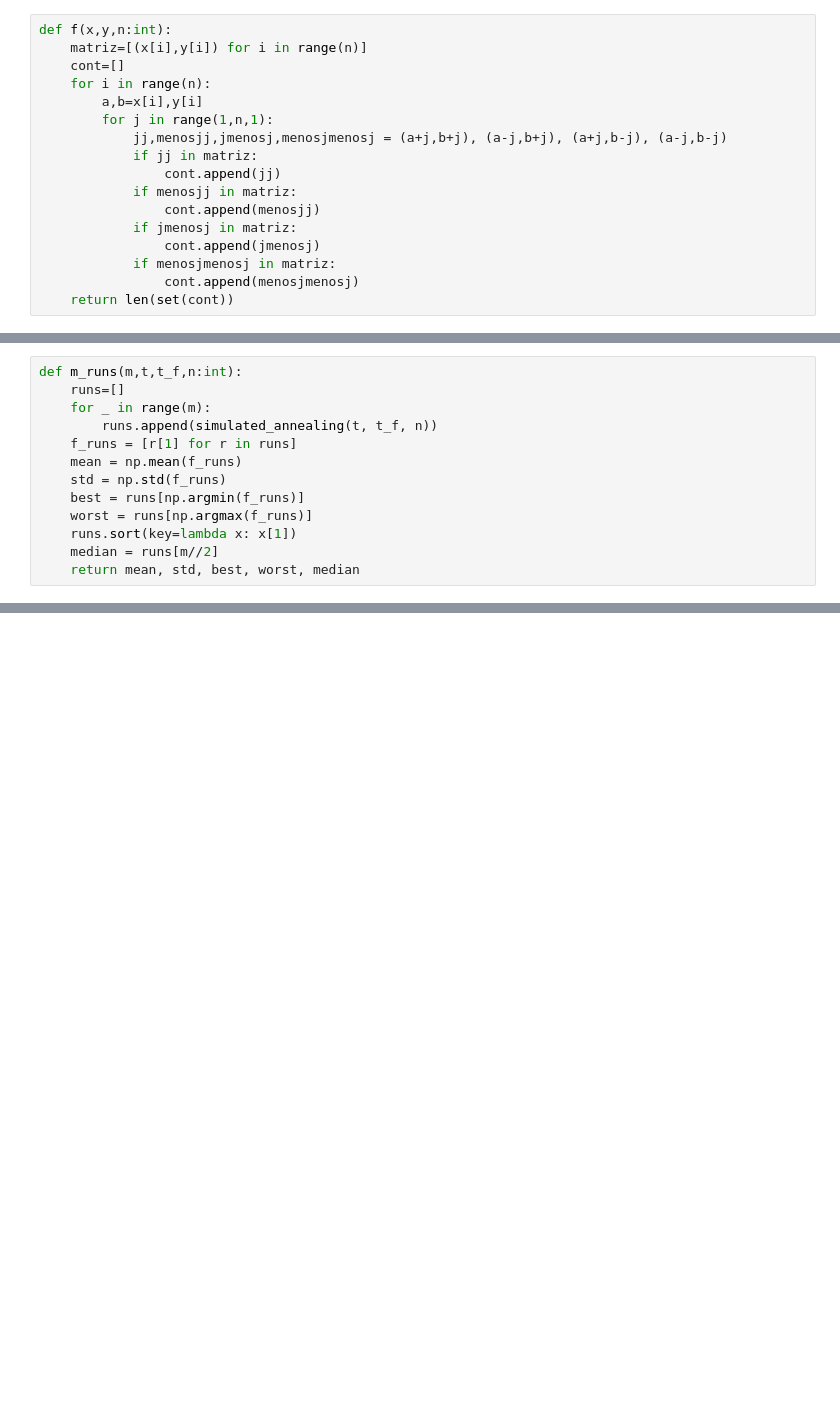
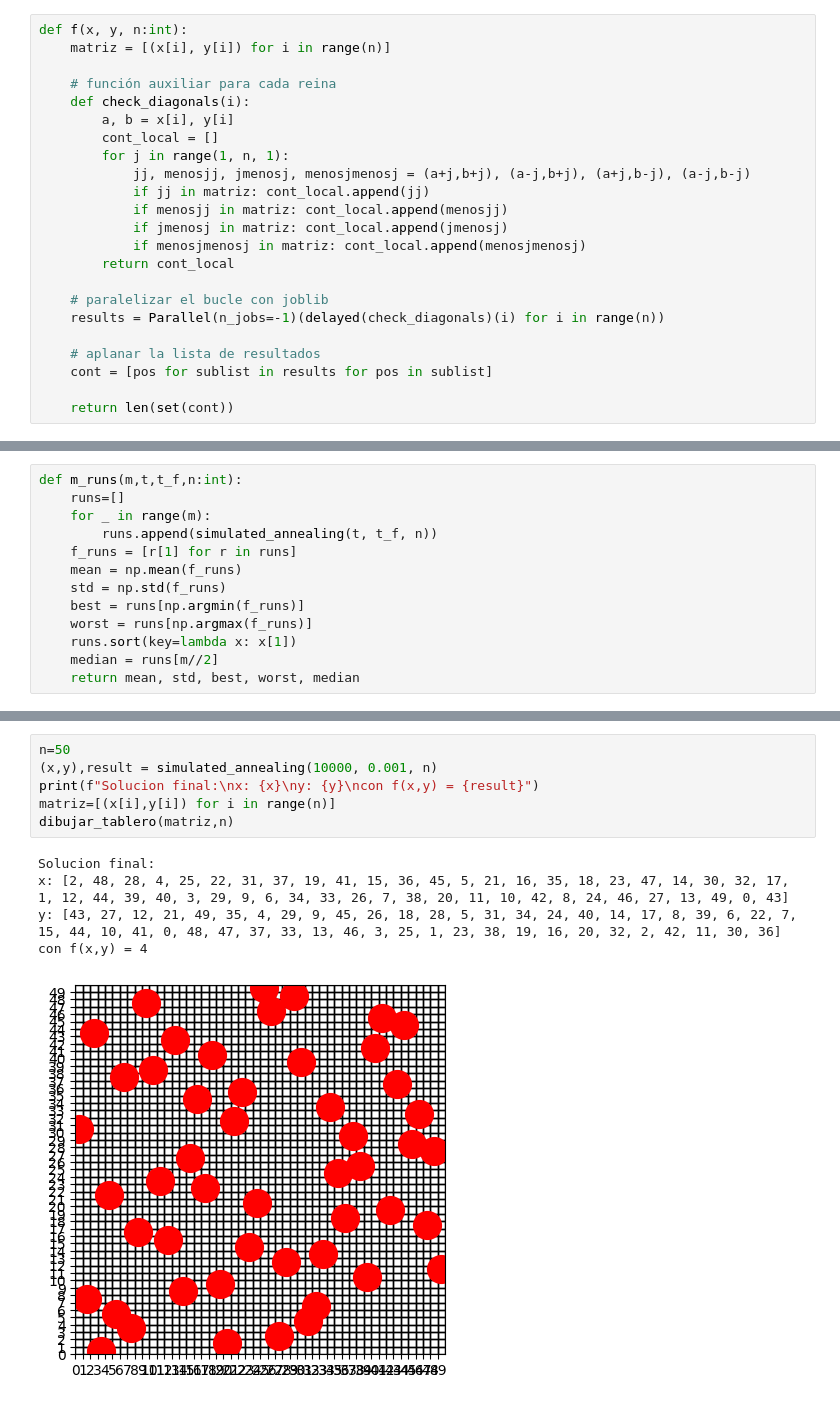
Before and after one commit to GARTU90/ProblemaOchoReinas, a Jupyter notebook: n_reinas.ipynb, the cells around one changed output, grey strips where cells are left out. Saved outputs shown, nothing was run; the diff lists cells and outputs as text; blank space fills up the shorter version.

```diff
--- a/n_reinas.ipynb
+++ b/n_reinas.ipynb
@@ -25,19 +36,25 @@ Funcion Objetivo:
 
 se cuenta cuantas reinas estan en  conflicto, naturalmente se requiere minimizar esta funcion, siendo  el optimo global 0
 # %%
-def f(x,y,n:int):
-    matriz=[(x[i],y[i]) for i in range(n)]
-    cont=[]
-    for i in range(n):
-        a,b=x[i],y[i]
-        for j in range(1,n,1):
-            jj,menosjj,jmenosj,menosjmenosj = (a+j,b+j), (a-j,b+j), (a+j,b-j), (a-j,b-j)
-            if jj in matriz:
-                cont.append(jj)
-            if menosjj in matriz:
-                cont.append(menosjj)
-            if jmenosj in matriz:
-                cont.append(jmenosj)
-            if menosjmenosj in matriz:
-                cont.append(menosjmenosj)
+def f(x, y, n:int):
+    matriz = [(x[i], y[i]) for i in range(n)]
+
+    # función auxiliar para cada reina
+    def check_diagonals(i):
+        a, b = x[i], y[i]
+        cont_local = []
+        for j in range(1, n, 1):
+            jj, menosjj, jmenosj, menosjmenosj = (a+j,b+j), (a-j,b+j), (a+j,b-j), (a-j,b-j)
+            if jj in matriz: cont_local.append(jj)
+            if menosjj in matriz: cont_local.append(menosjj)
+            if jmenosj in matriz: cont_local.append(jmenosj)
+            if menosjmenosj in matriz: cont_local.append(menosjmenosj)
+        return cont_local
+
+    # paralelizar el bucle con joblib
+    results = Parallel(n_jobs=-1)(delayed(check_diagonals)(i) for i in range(n))
+
+    # aplanar la lista de resultados
+    cont = [pos for sublist in results for pos in sublist]
+
     return len(set(cont))
@@ -156,0 +192,12 @@ n=8
+# %%
+n=50
+(x,y),result = simulated_annealing(10000, 0.001, n)
+print(f"Solucion final:\nx: {x}\ny: {y}\ncon f(x,y) = {result}")
+matriz=[(x[i],y[i]) for i in range(n)]
+dibujar_tablero(matriz,n)
+# %% [output]
+Solucion final:
+x: [2, 48, 28, 4, 25, 22, 31, 37, 19, 41, 15, 36, 45, 5, 21, 16, 35, 18, 23, 47, 14, 30, 32, 17, 1, 12, 44, 39, 40, 3, 29, 9, 6, 34, 33, 26, 7, 38, 20, 11, 10, 42, 8, 24, 46, 27, 13, 49, 0, 43]
+y: [43, 27, 12, 21, 49, 35, 4, 29, 9, 45, 26, 18, 28, 5, 31, 34, 24, 40, 14, 17, 8, 39, 6, 22, 7, 15, 44, 10, 41, 0, 48, 47, 37, 33, 13, 46, 3, 25, 1, 23, 38, 19, 16, 20, 32, 2, 42, 11, 30, 36]
+con f(x,y) = 4
+[figure, added]
```
Also changed, not shown: parts of 26 cells of this notebook, 2 other files.
